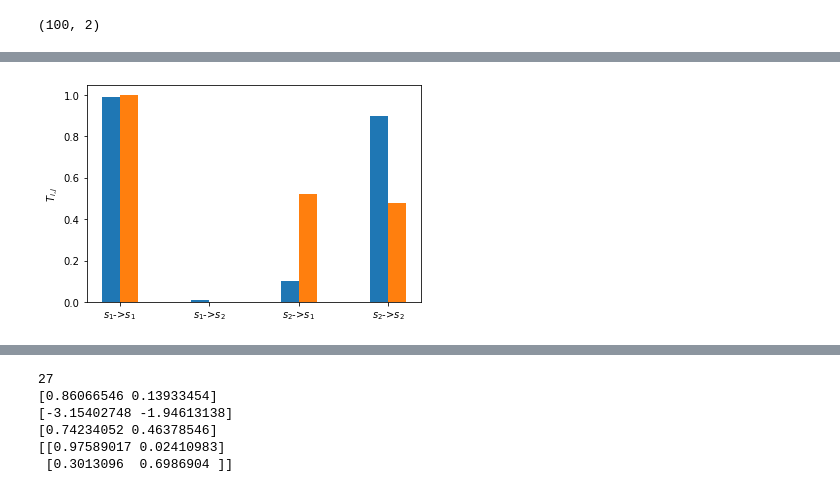
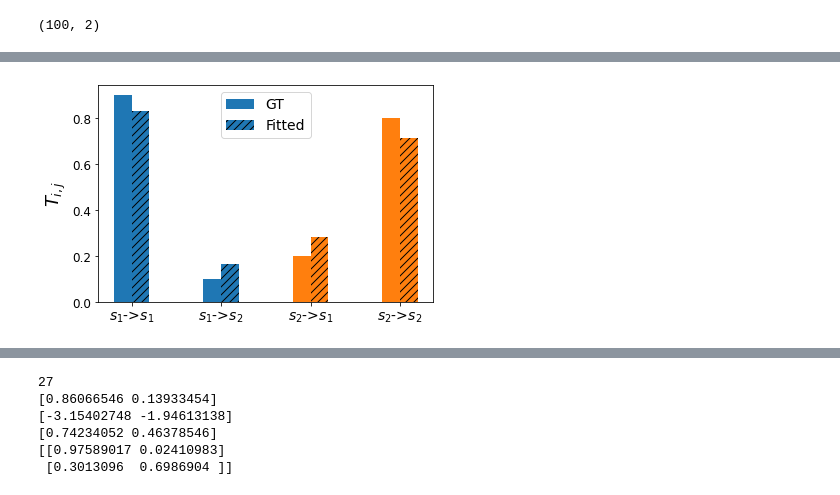
Before and after one commit to applied-systems-biology/Peroxisome_HMM, a Jupyter notebook: Track generating HMM.ipynb, the cells around one changed output, grey strips where cells are left out. Saved outputs shown, nothing was run; the diff lists cells and outputs as text; code cells hidden in the pictures.

```diff
--- a/Track generating HMM.ipynb
+++ b/Track generating HMM.ipynb
@@ -264,9 +278,10 @@ def convert_to_cartesian(o):
 
     return X
 # %%
-mu_l = np.array([0.2, 0.2])
+mu_l = np.array([-0.2, 0.5])
 sigma_l = np.array([0.25, 0.25])
-sigma_alpha_2 = 0.1
+sigma_alpha_2 = 0.45
+T = np.array([[0.9, 0.1],[0.2, 0.8]])
 o, s = generate_sequence_hmm(100, T, pi, mu_l, sigma_l, sigma_alpha_2)
 # %%
 o.shape
@@ -282,13 +297,17 @@ plt.plot(o[:,1])
 X = convert_to_cartesian(o)
 # %%
 import seaborn as sns
+c1 ='#1f77b4'
+c2 = '#ff7f0e'
 s_1_idx = (s==0)
 s_2_idx = (s==1)
 print(np.sum(s_2_idx))
 for ii in range(X.shape[0]-1):
     if s[ii+1] == 0:
-        plt.plot(X[ii:ii+2,0], X[ii:ii+2,1], c='blue')
+        plt.plot(X[ii:ii+2,0], X[ii:ii+2,1], c=c1)
     else:
-        plt.plot(X[ii:ii+2,0], X[ii:ii+2,1], c='red')
-plt.savefig('/home/svensson/VMshared/HMM stuff/example_track6_GT.png')
+        plt.plot(X[ii:ii+2,0], X[ii:ii+2,1], c=c2)
+plt.xticks([])
+plt.yticks([])
+plt.savefig('/home/svensson/Dropbox/Projects/Perioxomes/Plots/example_track2_GT.svg')
 # %% [output]
@@ -304,8 +323,10 @@ s_1_idx = (s_est==0)
 s_2_idx = (s_est==1)
 for ii in range(X.shape[0]-1):
     if s_est[ii+1] == 0:
-        plt.plot(X[ii:ii+2,0], X[ii:ii+2,1], c='blue')
+        plt.plot(X[ii:ii+2,0], X[ii:ii+2,1], c=c1)
     else:
-        plt.plot(X[ii:ii+2,0], X[ii:ii+2,1], c='red')
-plt.savefig('/home/svensson/VMshared/HMM stuff/example_track6_Viterbi_fitted_all.png')
+        plt.plot(X[ii:ii+2,0], X[ii:ii+2,1], c=c2)
+plt.xticks([])
+plt.yticks([])
+plt.savefig('/home/svensson/Dropbox/Projects/Perioxomes/Plots/example_track2_Viterbi_fitted_all.svg')
 # %% [output]
@@ -388,13 +446,16 @@ plt.savefig('/home/svensson/VMshared/HMM stuff/example_track6_pi_all.png')
 # %%
 pos = np.array([1, 2, 3, 4])
 width = 0.2
-plt.bar(pos-width/2, T.flatten(), width)
-plt.bar(pos+width/2, T_new.flatten(), width)
-plt.ylabel(r'$T_{i,j}}$')
+plt.bar(pos-width/2, T.flatten(), width, color=[c1, c1, c2, c2], label=r'GT')
+plt.bar(pos+width/2, T_new.flatten(), width, color=[c1, c1, c2, c2], hatch='///', label=r'Fitted')
+plt.ylabel(r'$T_{i,j}}$',size=18)
 plt.xticks([1,2,3,4], [r'$s_1$->$s_1$', r'$s_1$->$s_2$', r'$s_2$->$s_1$', r'$s_2$->$s_2$'])
-plt.savefig('/home/svensson/VMshared/HMM stuff/example_track6_T_all.png')
+plt.legend(prop={'size': 14})
+plt.xticks(fontsize=14)
+plt.yticks(fontsize=12)
+plt.savefig('/home/svensson/Dropbox/Projects/Perioxomes/Plots/T_fitted.svg')
 # %% [output]
-[figure, old version]
+[figure, new version]
 # %%
 #def convert_to_cartesian(o):
 #    X = np.zeros(o.shape, dtype=float)
```
Also changed, not shown: parts of 69 cells of this notebook, 3 other files.
